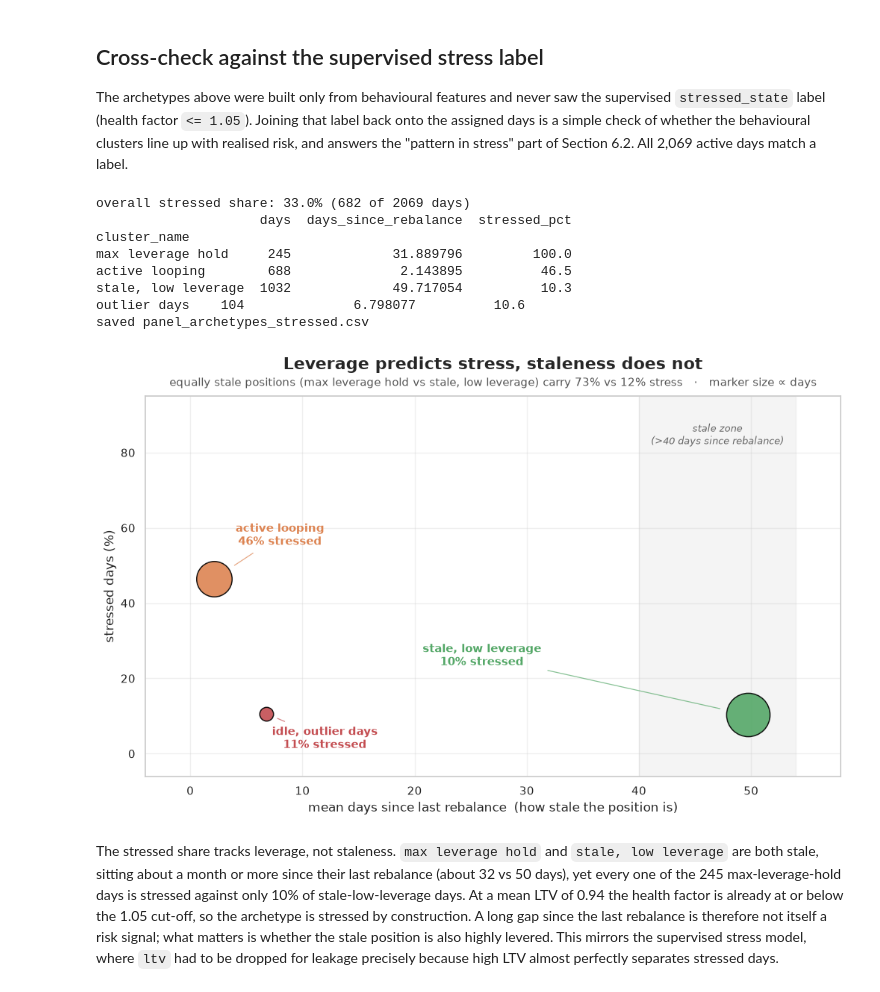
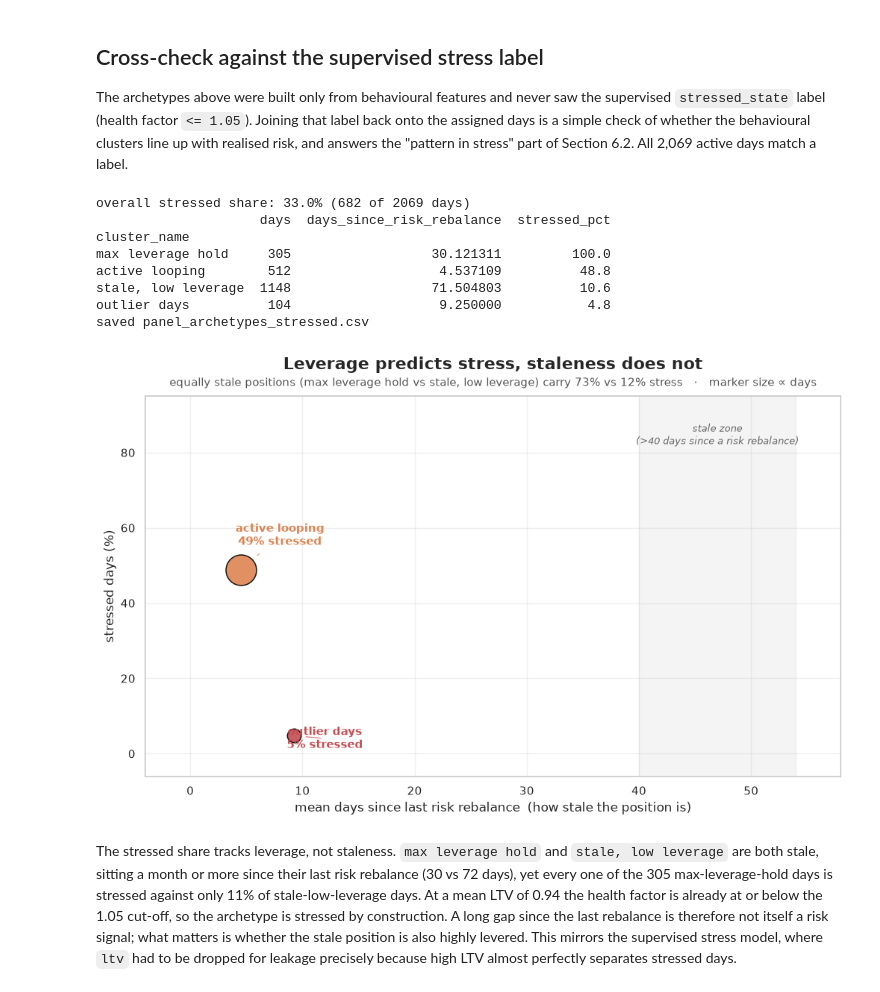
Before and after one commit to Igluminati/recursive-leverage-defi, a Jupyter notebook: analysis/whale-archetypes/03_balanced_clustering.ipynb, the cells around one changed output. Drawn from its saved outputs; the diff is of its cells as text; code cells hidden in the pictures.

Commit message:
Activity taxonomy on the equity-leverage basis (#71)

```diff
--- a/analysis/whale-archetypes/03_balanced_clustering.ipynb
+++ b/analysis/whale-archetypes/03_balanced_clustering.ipynb
@@ -20,7 +20,8 @@ Libraries loaded
 FEATURES = [
     "ltv", "leverage", "distance_to_liq",
     "ltv_vol_7d", "ltv_vol_14d",
-    "rebal_freq_7d", "rebal_freq_30d", "days_since_rebalance",
+    "risk_rebal_freq_7d", "risk_rebal_freq_30d", "days_since_risk_rebalance",
+    "capital_flow_freq_30d",
     "ltv_lag_7", "carry_spread", "carry_spread_levered",
 ]
 panel = pd.read_csv("panel_cluster_ready.csv", parse_dates=["date"])
@@ -198,7 +199,7 @@ Cluster -1 (noise): Low LTV, high distance to liquidation, and higher volatility
 # looking at the average values for the 3 real clusters skip noise (-1)
 cluster_averages = (
     panel[panel["cluster_v2"] >= 0]
-    .groupby("cluster_v2")[["ltv", "leverage", "days_since_rebalance"]]
+    .groupby("cluster_v2")[["ltv", "leverage", "days_since_risk_rebalance"]]
     .mean()
 )
 
@@ -210,8 +211,8 @@ max_leverage_cluster = cluster_averages["ltv"].idxmax()
 cluster_names[max_leverage_cluster] = "max leverage hold"
 remaining_clusters.remove(max_leverage_cluster)
 
-# the one with the shortest time since rebalance is the active looping cluster
-active_looping_cluster = cluster_averages.loc[remaining_clusters, "days_since_rebalance"].idxmin()
+# the one with the shortest time since a risk rebalance is the active looping cluster
+active_looping_cluster = cluster_averages.loc[remaining_clusters, "days_since_risk_rebalance"].idxmin()
 cluster_names[active_looping_cluster] = "active looping"
 remaining_clusters.remove(active_looping_cluster)
 
@@ -428,7 +437,7 @@ by_arch = (
     stressed.groupby("cluster_name")
     .agg(
         days=("stressed_state", "size"),
-        days_since_rebalance=("days_since_rebalance", "mean"),
+        days_since_risk_rebalance=("days_since_risk_rebalance", "mean"),
         stressed_pct=("stressed_state", lambda s: round(s.mean() * 100, 1)),
     )
     .reindex(order)
@@ -443,12 +452,12 @@ stressed.to_csv("panel_archetypes_stressed.csv", index=False)
 print("saved panel_archetypes_stressed.csv")
 # %% [output]
 overall stressed share: 33.0% (682 of 2069 days)
-                     days  days_since_rebalance  stressed_pct
+                     days  days_since_risk_rebalance  stressed_pct
 cluster_name
-max leverage hold     245             31.889796         100.0
-active looping        688              2.143895          46.5
-stale, low leverage  1032             49.717054          10.3
-outlier days    104              6.798077          10.6
+max leverage hold     305                  30.121311         100.0
+active looping        512                   4.537109          48.8
+stale, low leverage  1148                  71.504803          10.6
+outlier days          104                   9.250000           4.8
 saved panel_archetypes_stressed.csv
 # %%
 from pathlib import Path
@@ -459,11 +468,11 @@ fig, ax = plt.subplots(figsize=(10.5, 6.5))
 
 # subtle "stale zone" band: both stale archetypes fall here; their vertical gap is the message
 ax.axvspan(40, 54, color="#999999", alpha=0.10, zorder=0)
-ax.text(47, 88, "stale zone\n(>40 days since rebalance)", ha="center", va="top",
+ax.text(47, 88, "stale zone\n(>40 days since a risk rebalance)", ha="center", va="top",
         fontsize=9.5, color="#666", style="italic")
 
 for name in order:
-    ax.scatter(g.loc[name, "days_since_rebalance"], g.loc[name, "stressed_pct"],
+    ax.scatter(g.loc[name, "days_since_risk_rebalance"], g.loc[name, "stressed_pct"],
                s=g.loc[name, "days"] * 1.7, color=colors[name],
                edgecolor="black", linewidth=1.1, alpha=0.9, zorder=3)
 
@@ -472,35 +481,35 @@ label_pos = {
     "active looping":      (8, 58),
     "stale, low leverage": (26, 26),
     "outlier days":  (12, 4),
 }
 for name in order:
     tx, ty = label_pos[name]
     r_pts = np.sqrt((g.loc[name, "days"] * 1.7) / np.pi)  # marker radius in points
     ax.annotate(f"{name}\n{g.loc[name, 'stressed_pct']:.0f}% stressed",
-                (g.loc[name, "days_since_rebalance"], g.loc[name, "stressed_pct"]),
+                (g.loc[name, "days_since_risk_rebalance"], g.loc[name, "stressed_pct"]),
                 textcoords="data", xytext=(tx, ty),
                 fontsize=10.5, fontweight="bold", color=colors[name],
                 ha="center", va="center",
                 arrowprops=dict(arrowstyle="-", color=colors[name], lw=0.9,
                                 alpha=0.7, shrinkA=4, shrinkB=r_pts + 4))
 
-ax.set_xlabel("mean days since last rebalance  (how stale the position is)", fontsize=12.5)
+ax.set_xlabel("mean days since last risk rebalance  (how stale the position is)", fontsize=12.5)
 ax.set_ylabel("stressed days (%)", fontsize=12.5)
 ax.set_ylim(-6, 95)
 ax.set_xlim(-4, 58)
 ax.set_title("Leverage predicts stress, staleness does not", fontsize=15.5, fontweight="bold", pad=26)
 ax.text(0.5, 1.02,
         "equally stale positions (max leverage hold vs stale, low leverage) carry "
         "73% vs 12% stress   \u00b7   marker size \u221d days",
         transform=ax.transAxes, ha="center", va="bottom", fontsize=10.5, color="#555")
 ax.grid(alpha=0.3, zorder=0)
 plt.tight_layout()
 
 figdir = Path("../../paper/overleaf_review/figures/unsupervised")
 figdir.mkdir(parents=True, exist_ok=True)
 plt.savefig(figdir / "stale-vs-stress.png", dpi=150, bbox_inches="tight")
 plt.show()
 # %% [output]
-[figure, old version]
+[figure, new version]
 # %% [markdown]
-The stressed share tracks leverage, not staleness. `max leverage hold` and `stale, low leverage` are both stale, sitting about a month or more since their last rebalance (about 32 vs 50 days), yet every one of the 245 max-leverage-hold days is stressed against only 10% of stale-low-leverage days. At a mean LTV of 0.94 the health factor is already at or below the 1.05 cut-off, so the archetype is stressed by construction. A long gap since the last rebalance is therefore not itself a risk signal; what matters is whether the stale position is also highly levered. This mirrors the supervised stress model, where `ltv` had to be dropped for leakage precisely because high LTV almost perfectly separates stressed days.
+The stressed share tracks leverage, not staleness. `max leverage hold` and `stale, low leverage` are both stale, sitting a month or more since their last risk rebalance (30 vs 72 days), yet every one of the 305 max-leverage-hold days is stressed against only 11% of stale-low-leverage days. At a mean LTV of 0.94 the health factor is already at or below the 1.05 cut-off, so the archetype is stressed by construction. A long gap since the last rebalance is therefore not itself a risk signal; what matters is whether the stale position is also highly levered. This mirrors the supervised stress model, where `ltv` had to be dropped for leakage precisely because high LTV almost perfectly separates stressed days.
```
Also changed, not shown: parts of 15 cells of this notebook, 28 other files.
